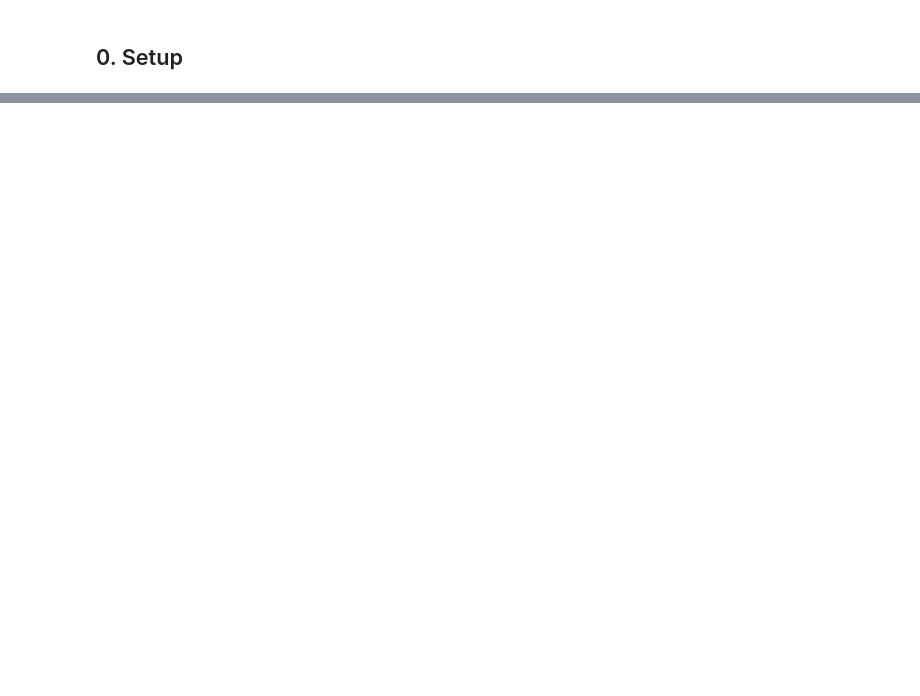
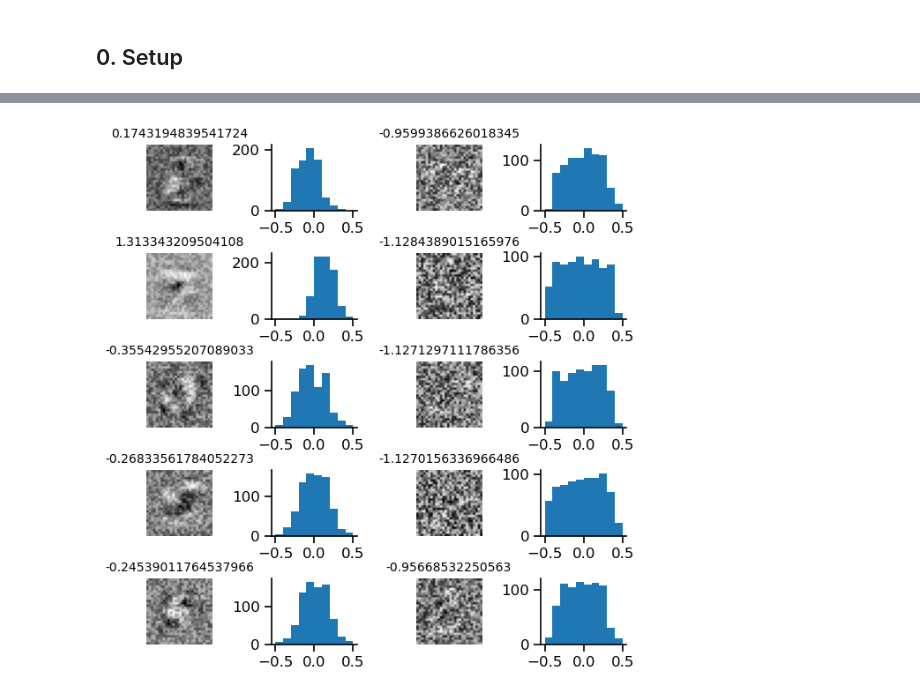
Before and after one commit to Milstein-Lab/EIANN, a Jupyter notebook: EIANN/notebooks/MNIST_1hidden_receptive_fields.ipynb, the cells around one changed output, grey strips where cells are left out. Cells and saved outputs as stored; diff of their text form; code cells hidden in the pictures; blank space fills up the shorter version.

```diff
--- a/EIANN/notebooks/MNIST_1hidden_receptive_fields.ipynb
+++ b/EIANN/notebooks/MNIST_1hidden_receptive_fields.ipynb
@@ -257,0 +154,2 @@ pt.plot_receptive_fields(bp_network.Output.E, test_dataloader)
+# %%
+fields = ut.compute_receptive_fields(bp_network.H1.E, test_dataloader)
@@ -257,0 +160,31 @@ pt.plot_receptive_fields(bp_network.Output.E, test_dataloader)
+# %%
+for i,unit in enumerate(fields):
+    fields[i] = (unit-torch.min(unit)) / (torch.max(unit) - torch.min(unit)) - 0.5
+# %%
+from scipy.stats import kurtosis
+
+fig, ax = plt.subplots(5, 4, figsize=(6, 6.5))
+
+units = [18,87,300,304,305]
+for i, unit in enumerate(units):
+    row = i
+    col = 0
+    ax[row, col].imshow(fields[unit].view(28, 28), cmap='gray')
+    ax[row, col].axis('off')
+    ax[row, col+1].hist(fields[unit])
+    ax[row, col].set_title(kurtosis(fields[unit], fisher=False)-3,fontsize=10)
+
+units = [1,19,200,499,204]
+for i, unit in enumerate(units):
+    row = i
+    col = 2
+    ax[row, col].imshow(fields[unit].view(28, 28), cmap='gray')
+    ax[row, col].axis('off')
+    ax[row, col+1].hist(fields[unit])
+    ax[row, col].set_title(kurtosis(fields[unit], fisher=False)-3,fontsize=10)
+
+
+fig.tight_layout()
+plt.show()
+# %% [output]
+[figure, added]
```
Also changed, not shown: parts of 16 cells of this notebook, 2 other files.
